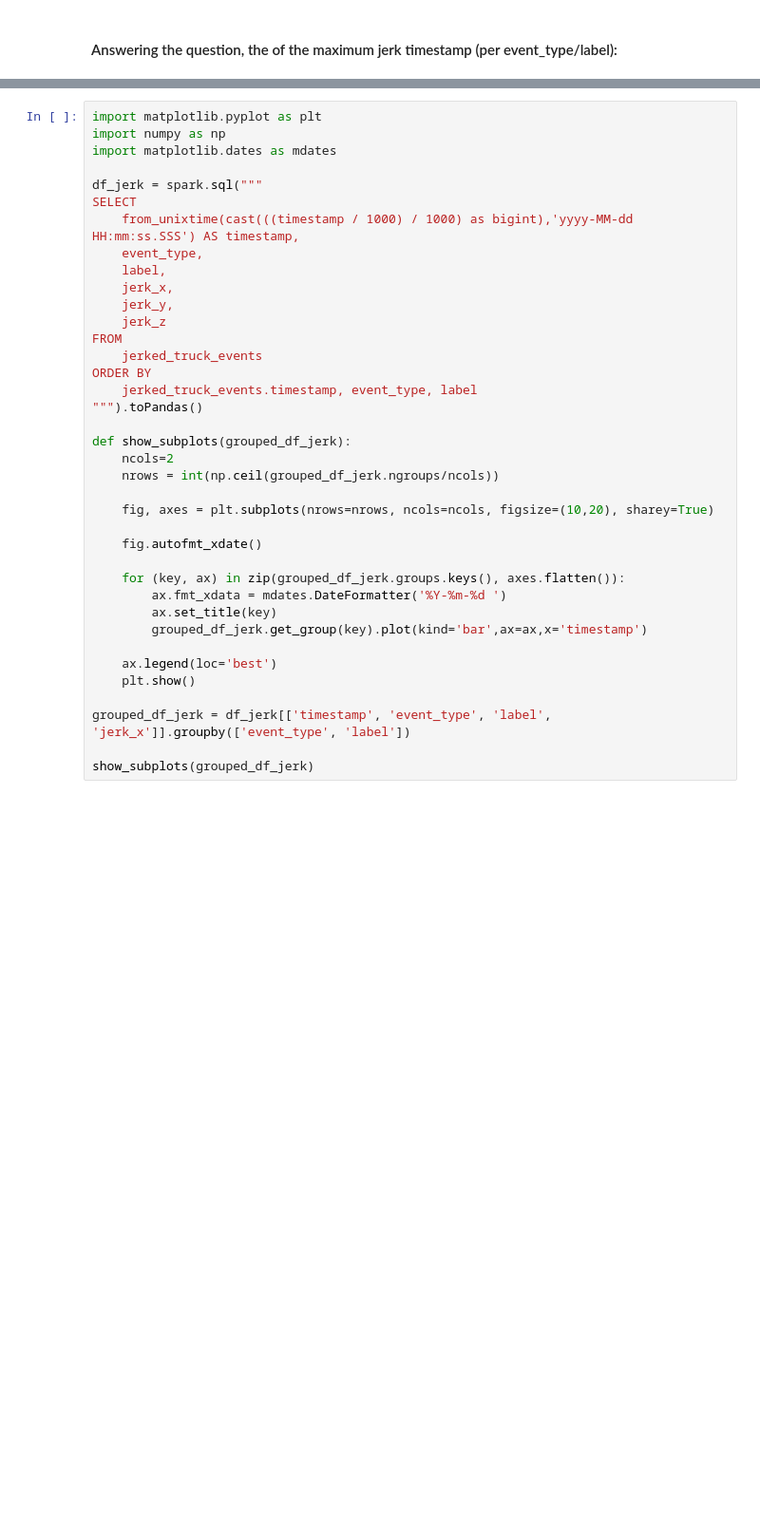
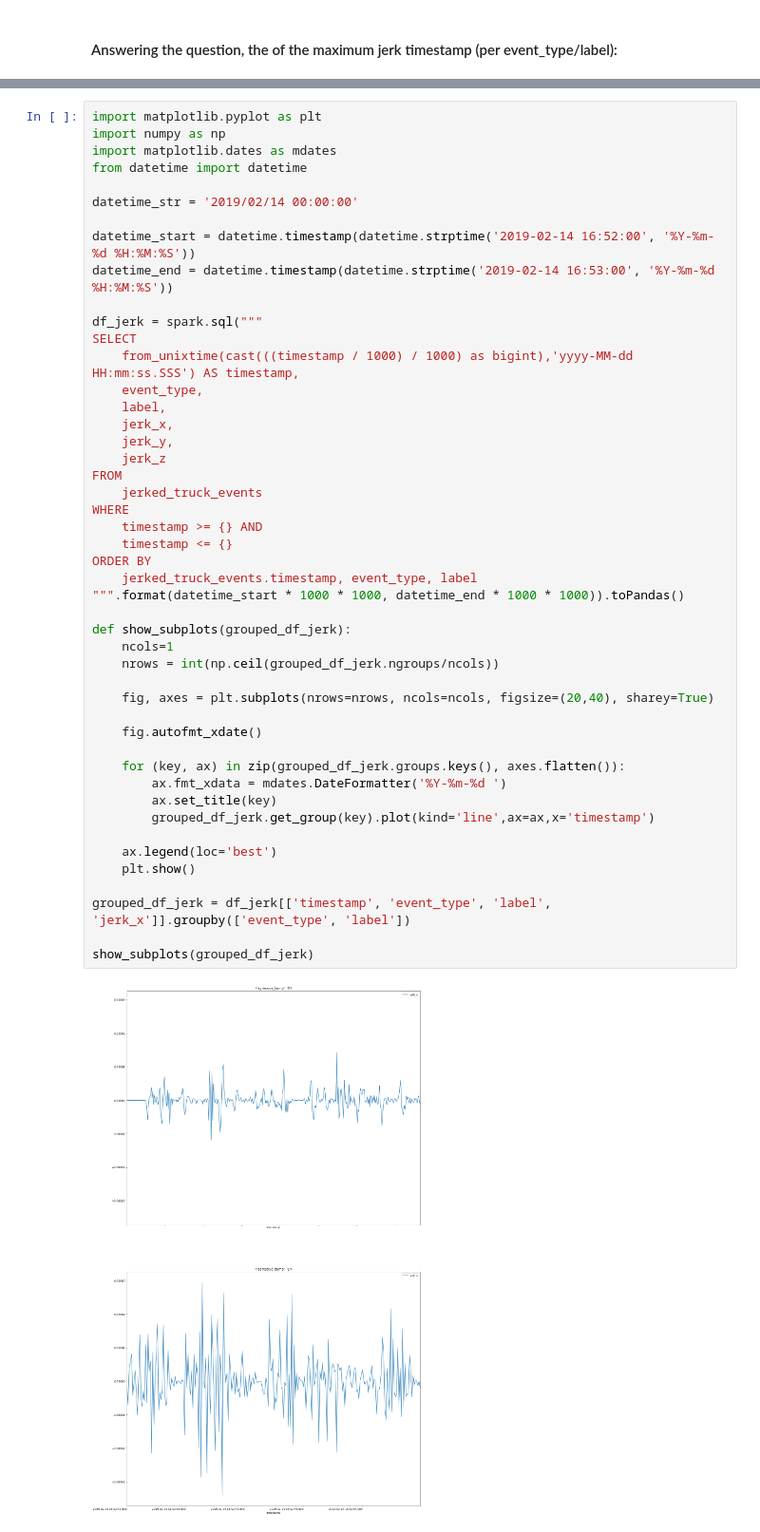
Before and after one commit to gabfr/truck-data-wrangler, a Jupyter notebook: truck-data-wrangler.ipynb, the cells around one changed output, grey strips where cells are left out. Shown at 95% size. Cells and saved outputs as stored; diff of their text form; blank space fills up the shorter version.

```diff
--- a/truck-data-wrangler.ipynb
+++ b/truck-data-wrangler.ipynb
@@ -204,37 +253,48 @@ LIMIT 1
 import matplotlib.pyplot as plt
 import numpy as np
 import matplotlib.dates as mdates
+from datetime import datetime
+
+datetime_str = '2019/02/14 00:00:00'
+
+datetime_start = datetime.timestamp(datetime.strptime('2019-02-14 16:52:00', '%Y-%m-%d %H:%M:%S'))
+datetime_end = datetime.timestamp(datetime.strptime('2019-02-14 16:53:00', '%Y-%m-%d %H:%M:%S'))
 
 df_jerk = spark.sql("""
 SELECT
     from_unixtime(cast(((timestamp / 1000) / 1000) as bigint),'yyyy-MM-dd HH:mm:ss.SSS') AS timestamp,
     event_type,
     label,
     jerk_x,
     jerk_y,
     jerk_z
 FROM
     jerked_truck_events
+WHERE
+    timestamp >= {} AND
+    timestamp <= {}
 ORDER BY
     jerked_truck_events.timestamp, event_type, label
-""").toPandas()
+""".format(datetime_start * 1000 * 1000, datetime_end * 1000 * 1000)).toPandas()
 
 def show_subplots(grouped_df_jerk):
-    ncols=2
+    ncols=1
     nrows = int(np.ceil(grouped_df_jerk.ngroups/ncols))
 
-    fig, axes = plt.subplots(nrows=nrows, ncols=ncols, figsize=(10,20), sharey=True)
+    fig, axes = plt.subplots(nrows=nrows, ncols=ncols, figsize=(20,40), sharey=True)
 
     fig.autofmt_xdate()
 
     for (key, ax) in zip(grouped_df_jerk.groups.keys(), axes.flatten()):
         ax.fmt_xdata = mdates.DateFormatter('%Y-%m-%d ')
         ax.set_title(key)
-        grouped_df_jerk.get_group(key).plot(kind='bar',ax=ax,x='timestamp')
+        grouped_df_jerk.get_group(key).plot(kind='line',ax=ax,x='timestamp')
 
     ax.legend(loc='best')
     plt.show()
 
 grouped_df_jerk = df_jerk[['timestamp', 'event_type', 'label', 'jerk_x']].groupby(['event_type', 'label'])
 
 show_subplots(grouped_df_jerk)
+# %% [output]
+[figure, added]
```
Also changed, not shown: parts of 15 cells of this notebook, 2 other files.
